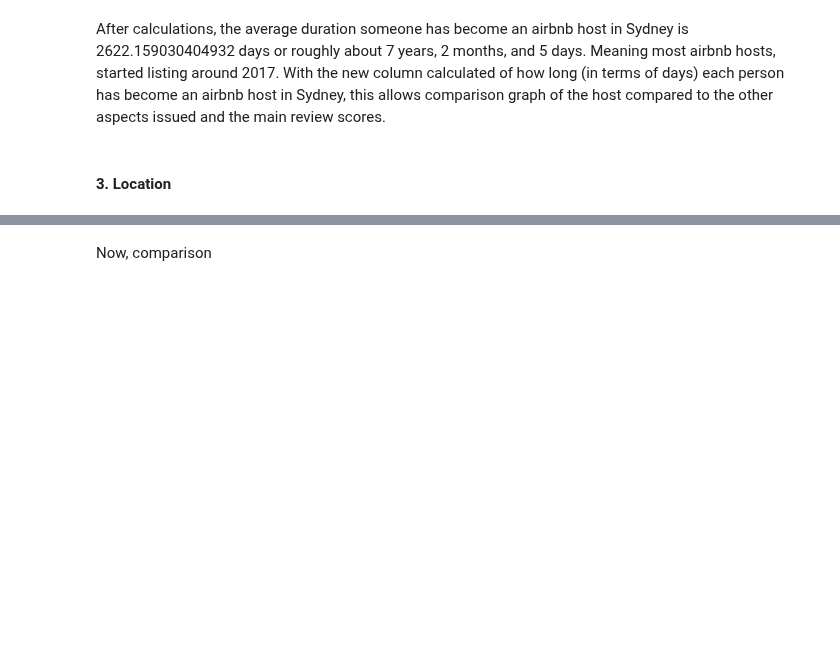
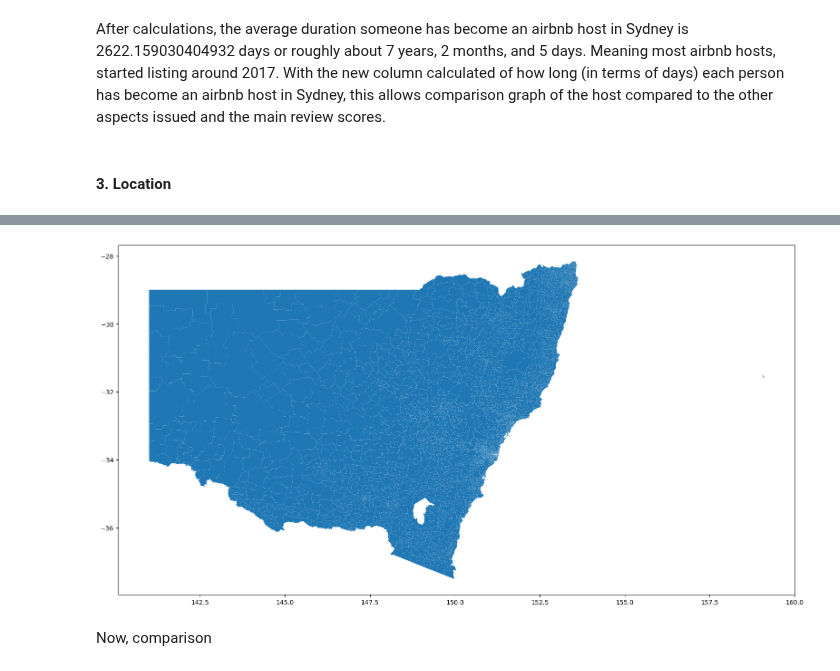
Before and after one commit to karenstevani/data_project, a Jupyter notebook: finaldataproject.ipynb, the cells around one changed output, grey strips where cells are left out. Saved outputs shown, nothing was run; the diff lists cells and outputs as text; code cells hidden in the pictures; blank space fills up the shorter version.

```diff
--- a/finaldataproject.ipynb
+++ b/finaldataproject.ipynb
@@ -216,14 +218,17 @@ After calculations, the average duration someone has become an airbnb host in Sy
 # %% [markdown]
 #### 3. Location
 # %%
-shp_file_name = r"gda2020.zip"
+shp_file_name = r"C:\Users\karen\1161\course\maps\gda2020\nsw_localities.shp"
 zip_file_name = "nsw_locality_polygon_shp.zip"
 web_file_path = (
-    "https://data.gov.au/data/dataset"
+    "https://data.gov.au/data/dataset/"
     "91e70237-d9d1-4719-a82f-e71b811154c6/resource/"
-    "5e295412-357c-49a2-98d5-6caf099c2339/dowload/"
+    "5e295412-357c-49a2-98d5-6caf099c2339/download/"
     "nsw_locality_polygon_shp.zip"
 )
+# %%
+%matplotlib inline
+plt.rcParams['figure.figsize'] = (20, 10)
 # %%
 def unzip_zipfile(zipped_file_path, put_it_here="."):
     import zipfile
@@ -254,5 +259,5 @@ AttributeError: module 'zipfile' has no attribute 'zipfile'
 # %%
-burbs = gpd.GeoDataFrame.shp_file_name
+burbs = gp.GeoDataFrame.from_file(shp_file_name)
 burbs.set_crs(epsg=5234, inplace=True, allow_override=True)
 # https://epsg.io/8021
 # GDA2020 is the latest and least wrong coord set for Sydney
@@ -262,2 +269,6 @@ AttributeError: type object 'GeoDataFrame' has no attribute 'shp_file_name'
+# %%
+ax = burbs.plot()
+# %% [output]
+[figure, added]
 # %% [markdown]
 Now, comparison
```
Also changed, not shown: parts of 4 cells of this notebook.
